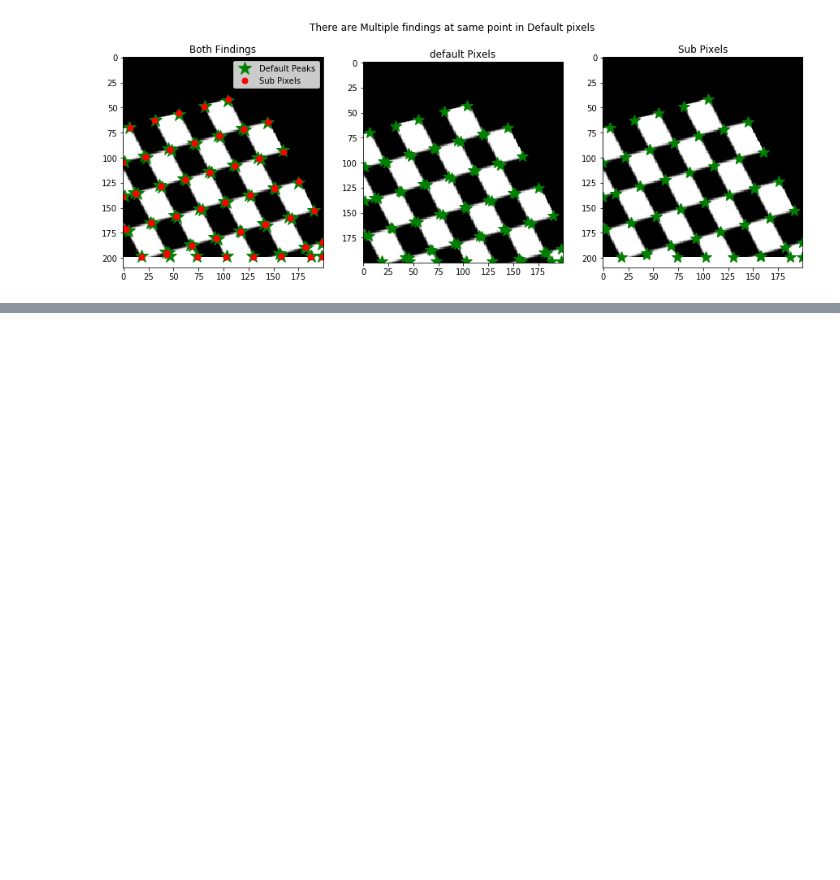
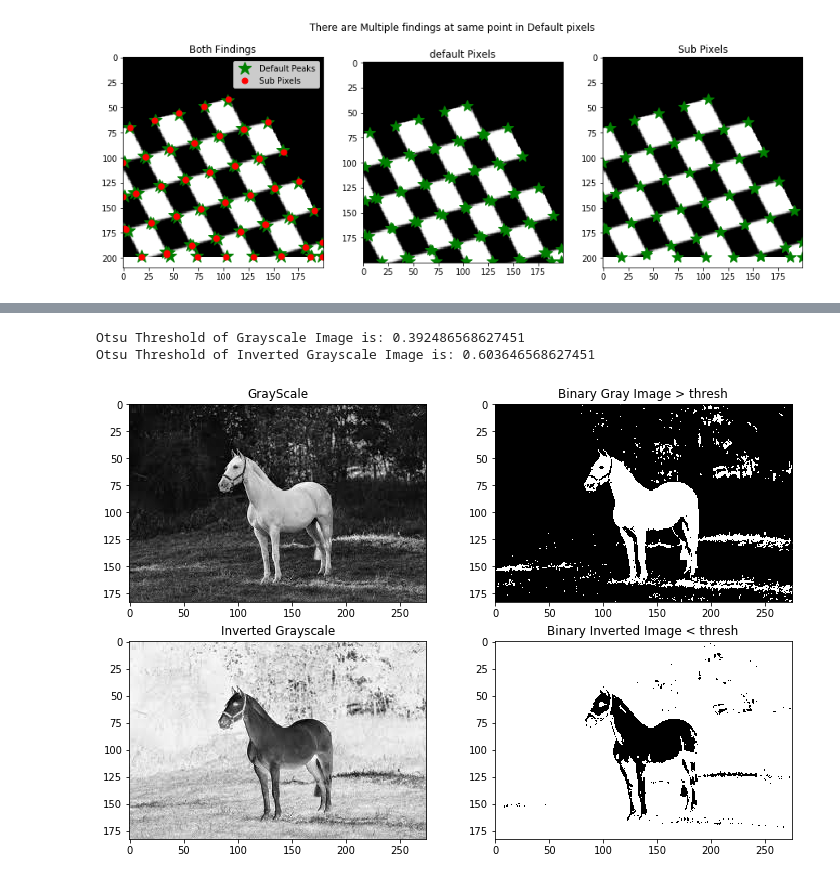
Before and after one commit to deshwalmahesh/Image-Processing, a Jupyter notebook: Part 2/Image Processing- Part 2.ipynb, the cells around one changed output, grey strips where cells are left out. Cells and saved outputs as stored; diff of their text form; code cells hidden in the pictures; blank space fills up the shorter version.

Commit message:
thresholding

```diff
--- a/Part 2/Image Processing- Part 2.ipynb
+++ b/Part 2/Image Processing- Part 2.ipynb
@@ -206,0 +213,34 @@ Classify Pixels of an image in diffrent categories(black/white, Foreground/Backg
+# %%
+# You can define your OWN Foreground and Background so I have used the inverted image too
+
+img = imread('bimodal.jpeg')
+gray = color.rgb2gray(img)
+gray_invert = util.invert(gray) # just to demonstrate that it just separates the bimodal histogram
+thresh_gray= filters.threshold_otsu(gray)
+thresh_invert = filters.threshold_otsu(gray_invert)
+print(f'Otsu Threshold of Grayscale Image is: {thresh_gray}')
+print(f'Otsu Threshold of Inverted Grayscale Image is: {thresh_invert}')
+
+binary_gray = gray > thresh_gray
+binary_invert = gray < thresh_invert
+
+f,ax = plt.subplots(2,2,figsize=(12,8))
+ax = ax.ravel()
+
+ax[0].imshow(gray,cmap='gray')
+ax[0].set_title('GrayScale')
+
+ax[1].imshow(binary_gray,cmap='gray')
+ax[1].set_title('Binary Gray Image > thresh')
+
+ax[2].imshow(gray_invert,cmap='gray')
+ax[2].set_title('Inverted Grayscale')
+
+ax[3].imshow(binary_invert,cmap='gray')
+ax[3].set_title('Binary Inverted Image < thresh')
+
+plt.show()
+# %% [output]
+Otsu Threshold of Grayscale Image is: 0.392486568627451
+Otsu Threshold of Inverted Grayscale Image is: 0.603646568627451
+[figure, added]
```
Also changed, not shown: parts of 10 cells of this notebook, 2 other files.
